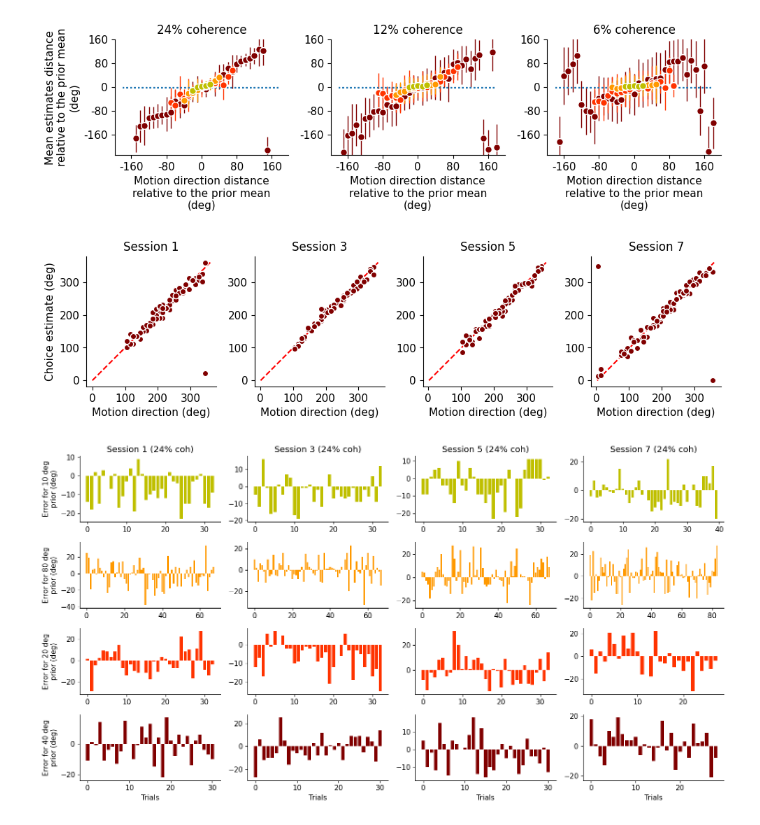
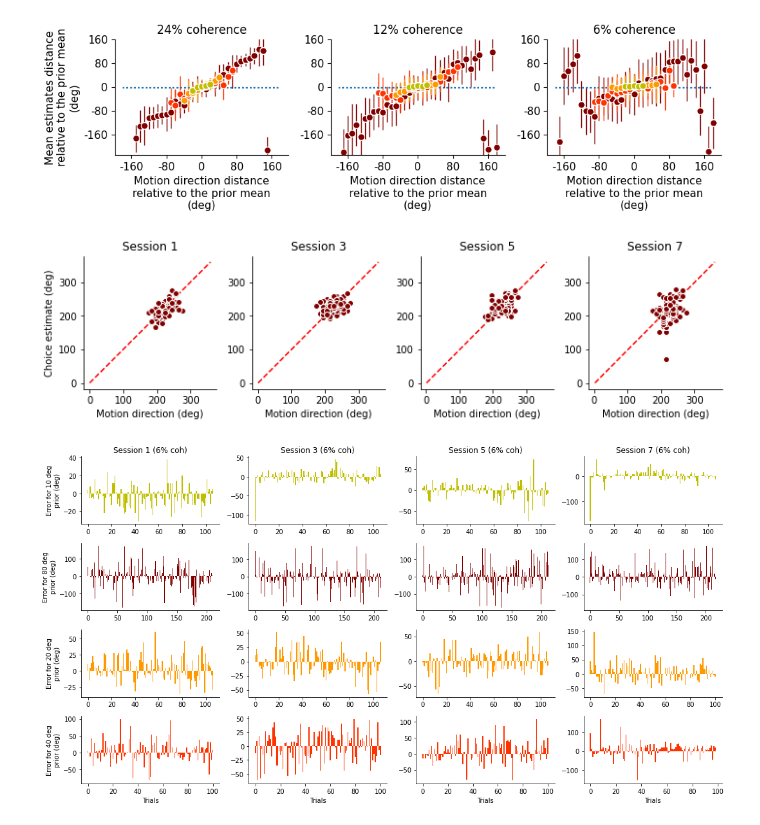
Before and after one commit to glibesyck/NMA, a Jupyter notebook: project/eda.ipynb, the cells around one changed output. Drawn from its saved outputs; the diff is of its cells as text; code cells hidden in the pictures.

```diff
--- a/project/eda.ipynb
+++ b/project/eda.ipynb
@@ -740,8 +744,8 @@ for sub_id in subject_id_set:
 
 # set parameters
 SUBJECT_ID = 1
-COHERENCE = 0.24
-PRIOR_STD = 80
+COHERENCE = 0.06
+PRIOR_STD = 20
 
 # set session ids
 session_ids = [1,3,5,7]
@@ -769,43 +773,43 @@ for ix, session_id in enumerate(session_ids):
   axes[ix].set_title(f"Session {session_id}", fontsize=12)
 plt.tight_layout()
 # %% [output]
-[figure, old version]
+[figure, new version]
 # %%
 # @title Do estimate errors stay stable over time? (24% coh)
 prior_stds = data["prior_std"].unique()
 prior_colors = [[0.75, 0.75, 0],
+                [0.5, 0, 0],
                 [1, 0.6, 0],
-                [1, 0.2, 0],
-                [0.5, 0, 0]]
+                [1, 0.2, 0]]
 
 # setup plots
 fig, axes = plt.subplots(len(prior_stds), len(session_ids), figsize=(15,8))
 
 # plot motion directions and choice estimates time course
 for p_i, prior_std_i in enumerate(prior_stds):
   for s_i, session_id in enumerate(session_ids):
 
     # query the data we need
     tmp = data[(data["subject_id"]==SUBJECT_ID) & (data["session_id"]==session_id) & (data["motion_coherence"]==COHERENCE) & (data["prior_std"]==prior_std_i)]
 
     # get data
     motion_direction = tmp["motion_direction"].values
     estimates_deg = np.round(get_cartesian_to_deg(tmp["estimate_x"].values, tmp["estimate_y"].values, False))
 
     # calculate circular error
     error = get_signed_angle(
         motion_direction, estimates_deg, type='polar'
     )
 
     # plot circular error
     axes[p_i,s_i].bar(x=np.arange(0, len(estimates_deg),1), height=error, color=prior_colors[p_i]);
 
     # add legend
     if p_i==0:
-      axes[p_i,s_i].set_title(f"Session {session_id} (24% coh)");
+      axes[p_i,s_i].set_title(f"Session {session_id} ({int(COHERENCE*100)}% coh)");
     if s_i==0:
       axes[p_i,s_i].set_ylabel(f"Error for {prior_std_i} deg"  "\n" "prior (deg)");
     if p_i==len(prior_stds)-1:
       axes[p_i,s_i].set_xlabel("Trials");
 # %% [output]
-[figure, old version]
+[figure, new version]
```
Also changed, not shown: parts of 6 cells of this notebook, 11 other files.
